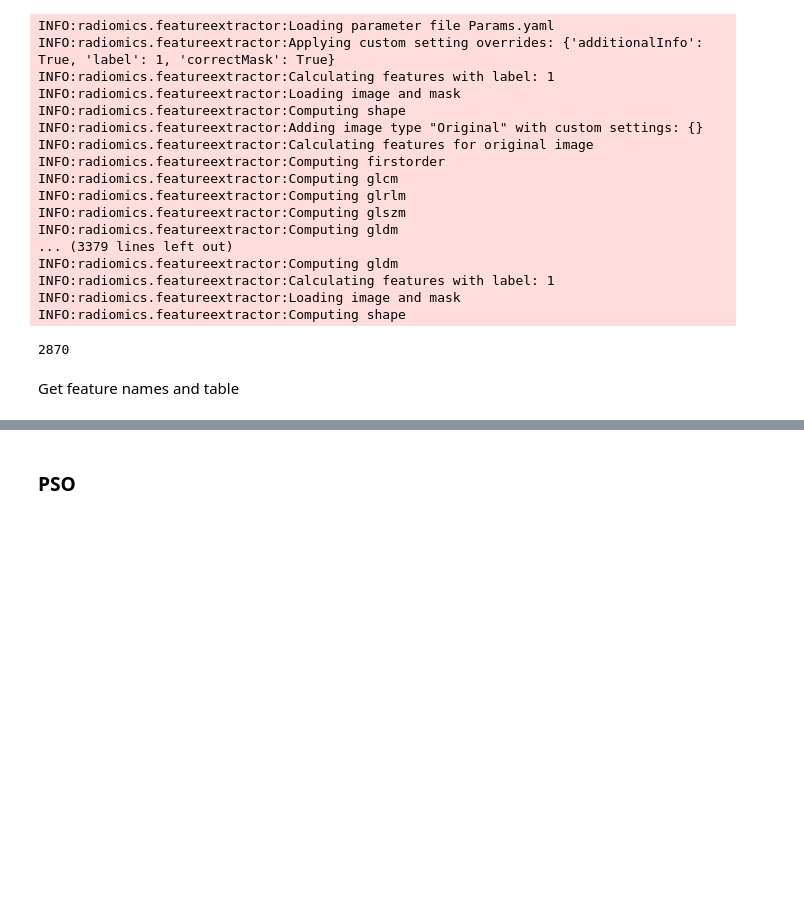
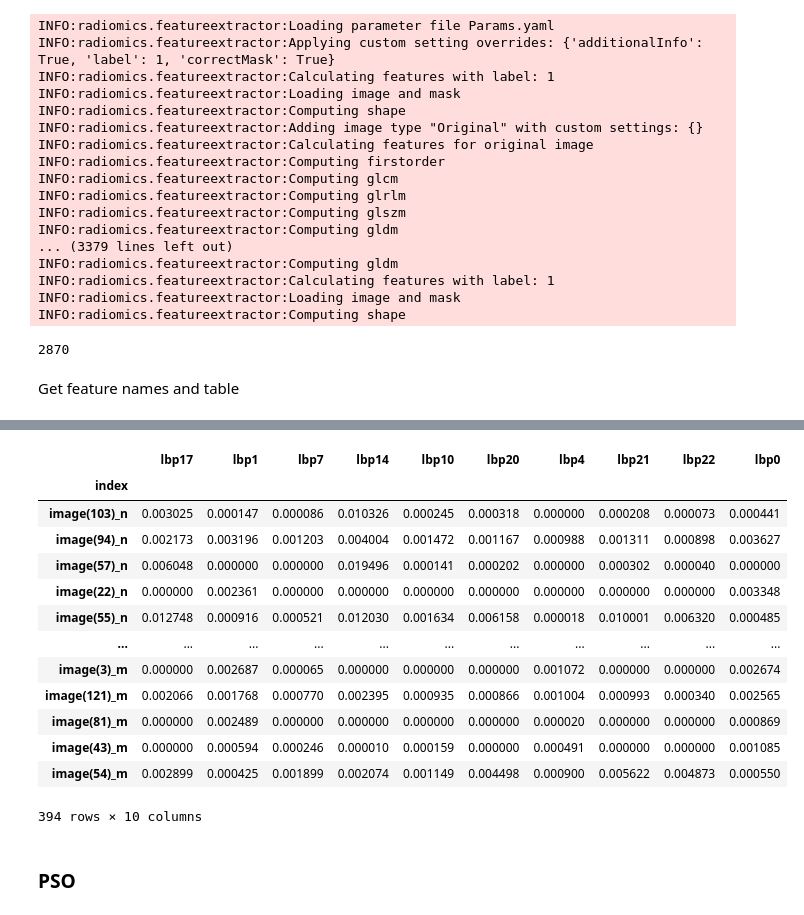
Before and after one commit to vitoriastavis/ufpr-bioinspired-computing, a Jupyter notebook: trabalho3.ipynb, the cells around one changed output, grey strips where cells are left out. Saved outputs shown, nothing was run; the diff lists cells and outputs as text; code cells hidden in the pictures; blank space fills up the shorter version.

```diff
--- a/trabalho3.ipynb
+++ b/trabalho3.ipynb
@@ -438,6 +438,28 @@ df_test = df_test.reset_index()
 # %%
 df_train.to_csv("/content/df_lbp_train.csv")
 df_test.to_csv("/content/df_lbp_test.csv")
+# %%
+df_test.index = df_test['index']
+df_test.drop('index', axis=1, inplace = True)
+df_train.index = df_train['index']
+df_train.drop('index', axis=1, inplace = True)
+# %%
+df_test.iloc[:,initial_pos[0]]
+# %% [output]
+|  | lbp17 | lbp1 | lbp7 | lbp14 | lbp10 | lbp20 | lbp4 | lbp21 | lbp22 | lbp0 |
+| index |  |  |  |  |  |  |  |  |  |  |
+| image(103)_n | 0.003025 | 0.000147 | 0.000086 | 0.010326 | 0.000245 | 0.000318 | 0.000000 | 0.000208 | 0.000073 | 0.000441 |
+| image(94)_n | 0.002173 | 0.003196 | 0.001203 | 0.004004 | 0.001472 | 0.001167 | 0.000988 | 0.001311 | 0.000898 | 0.003627 |
+| image(57)_n | 0.006048 | 0.000000 | 0.000000 | 0.019496 | 0.000141 | 0.000202 | 0.000000 | 0.000302 | 0.000040 | 0.000000 |
+| image(22)_n | 0.000000 | 0.002361 | 0.000000 | 0.000000 | 0.000000 | 0.000000 | 0.000000 | 0.000000 | 0.000000 | 0.003348 |
+| image(55)_n | 0.012748 | 0.000916 | 0.000521 | 0.012030 | 0.001634 | 0.006158 | 0.000018 | 0.010001 | 0.006320 | 0.000485 |
+| ... | ... | ... | ... | ... | ... | ... | ... | ... | ... | ... |
+| image(3)_m | 0.000000 | 0.002687 | 0.000065 | 0.000000 | 0.000000 | 0.000000 | 0.001072 | 0.000000 | 0.000000 | 0.002674 |
+| image(121)_m | 0.002066 | 0.001768 | 0.000770 | 0.002395 | 0.000935 | 0.000866 | 0.001004 | 0.000993 | 0.000340 | 0.002565 |
+| image(81)_m | 0.000000 | 0.002489 | 0.000000 | 0.000000 | 0.000000 | 0.000000 | 0.000020 | 0.000000 | 0.000000 | 0.000869 |
+| image(43)_m | 0.000000 | 0.000594 | 0.000246 | 0.000010 | 0.000159 | 0.000000 | 0.000491 | 0.000000 | 0.000000 | 0.001085 |
+| image(54)_m | 0.002899 | 0.000425 | 0.001899 | 0.002074 | 0.001149 | 0.004498 | 0.000900 | 0.005622 | 0.004873 | 0.000550 |
+394 rows × 10 columns
 # %% [markdown]
 ### PSO
 # %%
```
Also changed, not shown: parts of 3 cells of this notebook.
